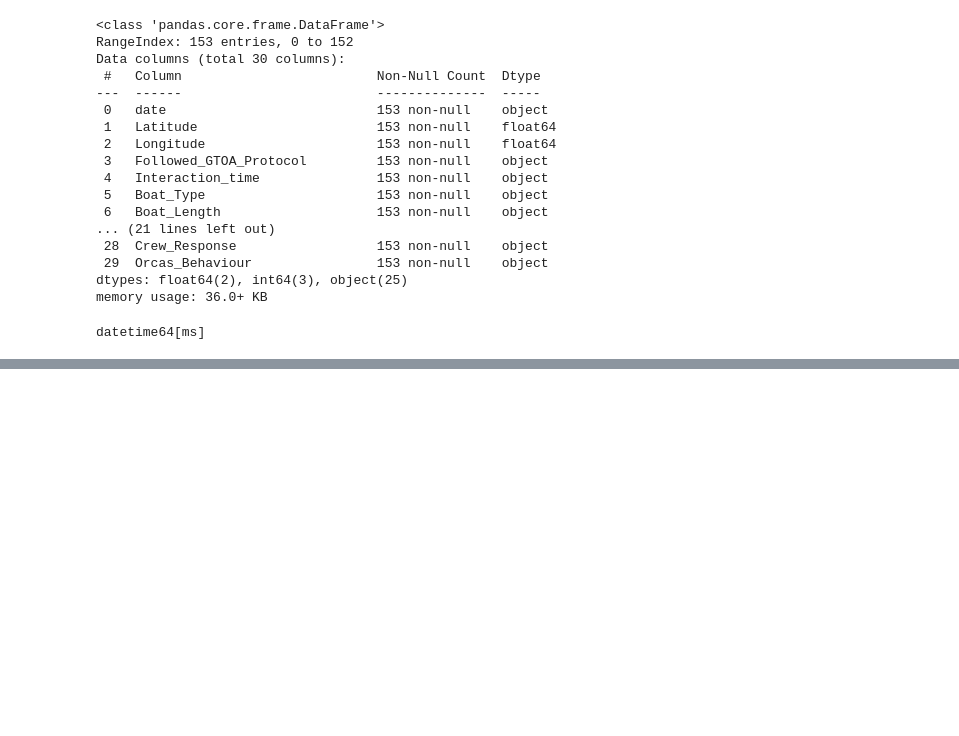
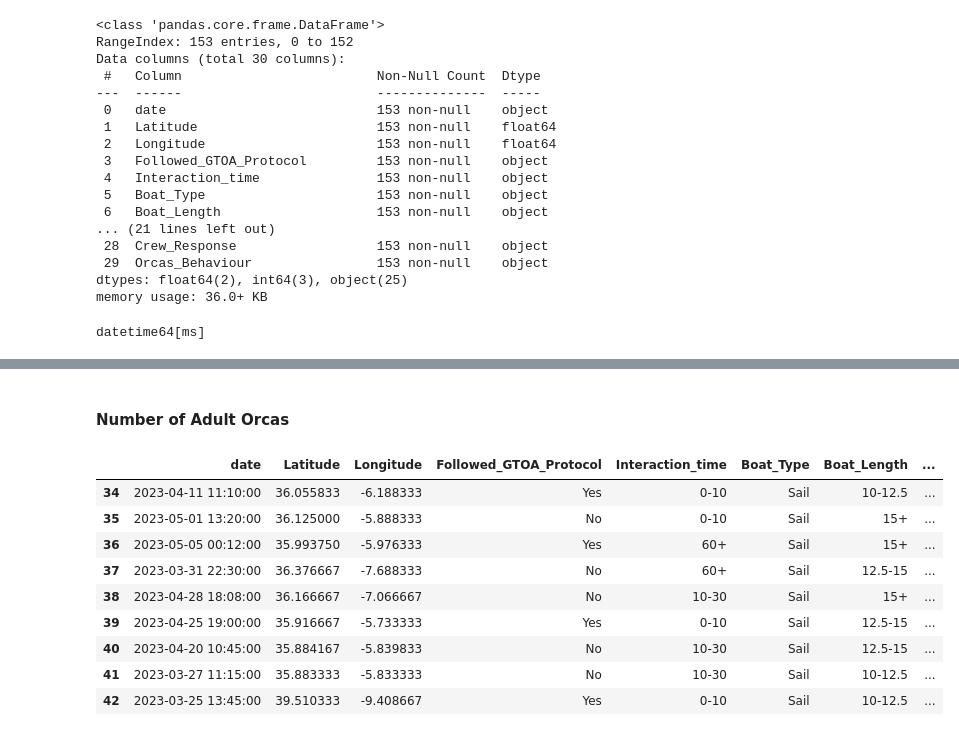
Before and after one commit to Jacobomb/Orca-interactions-in-the-Iberian-Peninsula, a Jupyter notebook: notebooks/3.DataFilling.ipynb, the cells around one changed output, grey strips where cells are left out. Drawn from its saved outputs; the diff is of its cells as text; code cells hidden in the pictures; blank space fills up the shorter version.

```diff
--- a/notebooks/3.DataFilling.ipynb
+++ b/notebooks/3.DataFilling.ipynb
@@ -84,0 +166,32 @@ print(filtered_rows[['Crew_Response', 'Orcas_Behaviour']])
+# %%
+# Rows 54 to 63
+df.loc[54, 'Number_of_Uncertain_Age_Orcas'] = 6
+df.loc[55, 'Number_of_Uncertain_Age_Orcas'] = 4
+df.loc[56, 'Number_of_Uncertain_Age_Orcas'] = 1
+df.loc[57, 'Number_of_Uncertain_Age_Orcas'] = 4
+df.loc[58, 'Number_of_Adult_Orcas'] = 1
+df.loc[58, 'Number_of_Juvenile_Orcas'] = 2
+df.loc[58, 'Number_of_Uncertain_Age_Orcas'] = 6
+df.loc[59, 'Number_of_Adult_Orcas'] = 4
+df.loc[59, 'Number_of_Juvenile_Orcas'] = 2
+df.loc[60, 'Number_of_Uncertain_Age_Orcas'] = 5
+df.loc[61, 'Number_of_Adult_Orcas'] = 3
+df.loc[61, 'Number_of_Juvenile_Orcas'] = 3
+df.loc[62, 'Number_of_Uncertain_Age_Orcas'] = 5
+df.loc[63, 'Number_of_Uncertain_Age_Orcas'] = 6
+# %%
+# Rows 54 to 63
+df.loc[64, 'Number_of_Uncertain_Age_Orcas'] = 2
+df.loc[55, 'Number_of_Uncertain_Age_Orcas'] = 4
+df.loc[56, 'Number_of_Uncertain_Age_Orcas'] = 1
+df.loc[57, 'Number_of_Uncertain_Age_Orcas'] = 4
+df.loc[58, 'Number_of_Adult_Orcas'] = 1
+df.loc[58, 'Number_of_Juvenile_Orcas'] = 2
+df.loc[58, 'Number_of_Uncertain_Age_Orcas'] = 6
+df.loc[59, 'Number_of_Adult_Orcas'] = 4
+df.loc[59, 'Number_of_Juvenile_Orcas'] = 2
+df.loc[60, 'Number_of_Uncertain_Age_Orcas'] = 5
+df.loc[61, 'Number_of_Adult_Orcas'] = 3
+df.loc[61, 'Number_of_Juvenile_Orcas'] = 3
+df.loc[62, 'Number_of_Uncertain_Age_Orcas'] = 5
+df.loc[63, 'Number_of_Uncertain_Age_Orcas'] = 6
@@ -84,0 +218,15 @@ print(filtered_rows[['Crew_Response', 'Orcas_Behaviour']])
+# %% [markdown]
+#### Number of Adult Orcas
+# %%
+df.iloc[34:43]
+# %% [output]
+|  | date | Latitude | Longitude | Followed_GTOA_Protocol | Interaction_time | Boat_Type | Boat_Length | ... |
+| 34 | 2023-04-11 11:10:00 | 36.055833 | -6.188333 | Yes | 0-10 | Sail | 10-12.5 | ... |
+| 35 | 2023-05-01 13:20:00 | 36.125000 | -5.888333 | No | 0-10 | Sail | 15+ | ... |
+| 36 | 2023-05-05 00:12:00 | 35.993750 | -5.976333 | Yes | 60+ | Sail | 15+ | ... |
+| 37 | 2023-03-31 22:30:00 | 36.376667 | -7.688333 | No | 60+ | Sail | 12.5-15 | ... |
+| 38 | 2023-04-28 18:08:00 | 36.166667 | -7.066667 | No | 10-30 | Sail | 15+ | ... |
+| 39 | 2023-04-25 19:00:00 | 35.916667 | -5.733333 | Yes | 0-10 | Sail | 12.5-15 | ... |
+| 40 | 2023-04-20 10:45:00 | 35.884167 | -5.839833 | No | 10-30 | Sail | 12.5-15 | ... |
+| 41 | 2023-03-27 11:15:00 | 35.883333 | -5.833333 | No | 10-30 | Sail | 10-12.5 | ... |
+| 42 | 2023-03-25 13:45:00 | 39.510333 | -9.408667 | Yes | 0-10 | Sail | 10-12.5 | ... |
```
Also changed, not shown: parts of 10 cells of this notebook.
